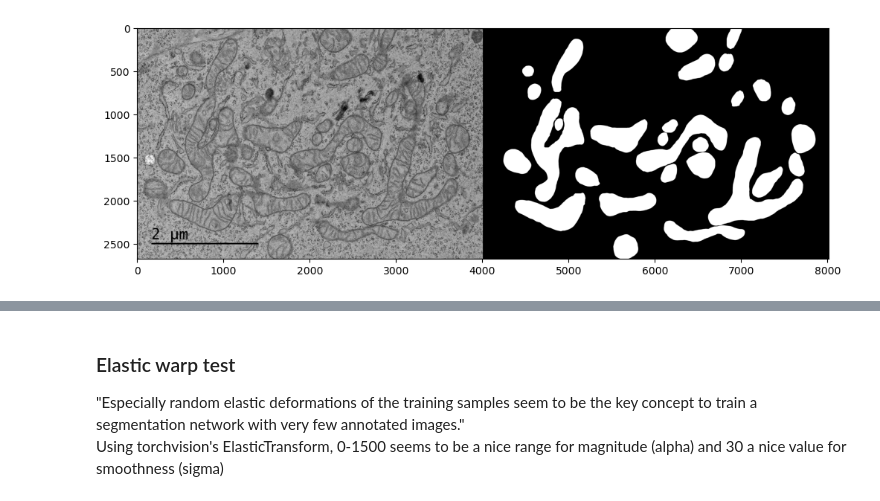
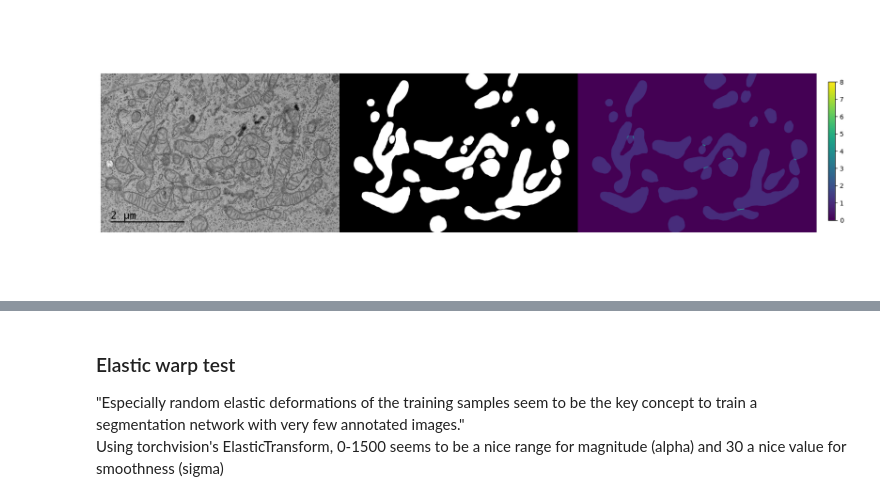
Before and after one commit to ogkristi/mitotem, a Jupyter notebook: notebooks/2-dataloader-test.ipynb, the cells around one changed output, grey strips where cells are left out. Saved outputs shown, nothing was run; the diff lists cells and outputs as text; code cells hidden in the pictures.

```diff
--- a/notebooks/2-dataloader-test.ipynb
+++ b/notebooks/2-dataloader-test.ipynb
@@ -4,18 +4,24 @@
 from dotenv import load_dotenv, find_dotenv
 load_dotenv(find_dotenv())
 from config.settings import *
-# %%
-import matplotlib.pyplot as plt
-import numpy as np
-from src.data.loaders import MitoSemsegDataset
-
-dataset = MitoSemsegDataset(root=TRAIN_ROOT)
-img, mask = dataset[81]
-
-plt.figure(figsize=(12,6));
-plt.imshow(np.concatenate([img, 255*mask], axis=1), cmap='gray');
-# %% [output]
-[figure, removed]
+# %%
+import matplotlib.pyplot as plt
+from src.data.loaders import MitoSemsegDataset
+
+dataset = MitoSemsegDataset(root=TRAIN_ROOT, weights=True)
+img, mask, weight = dataset[81]
+
+fig, ax = plt.subplots(1, 3, figsize=(20,8))
+ax[0].imshow(img, cmap='gray')
+ax[1].imshow(mask, cmap='gray')
+w = ax[2].imshow(weight+mask)
+cbar_ax = fig.add_axes([0.87, 0.15, 0.05, 0.7])
+
+[a.axis('off') for a in fig.axes]
+fig.colorbar(w, ax=cbar_ax);
+plt.subplots_adjust(wspace=0)
+# %% [output]
+[figure, added]
 # %%
 from src.data.loaders import get_mean_and_std
 mean, std = get_mean_and_std()
```
Also changed, not shown: parts of 3 cells of this notebook, 3 other files.
